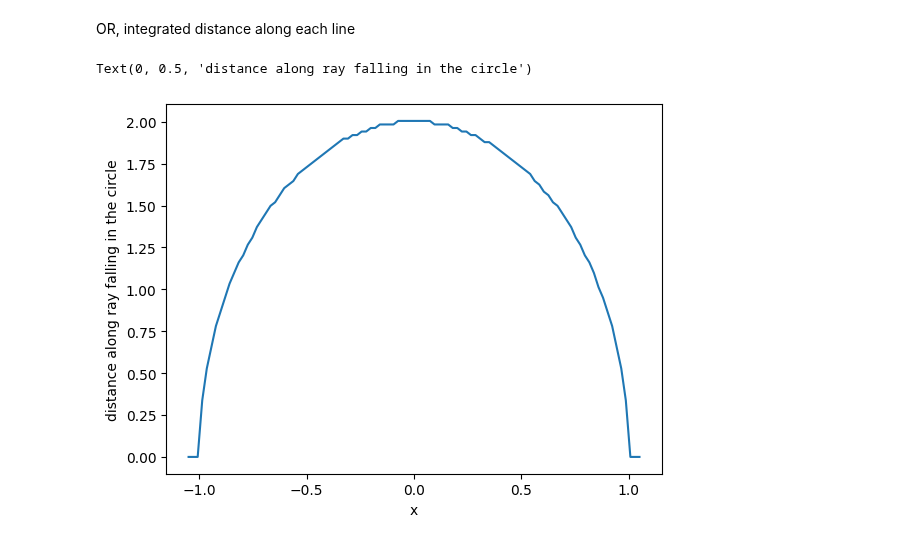
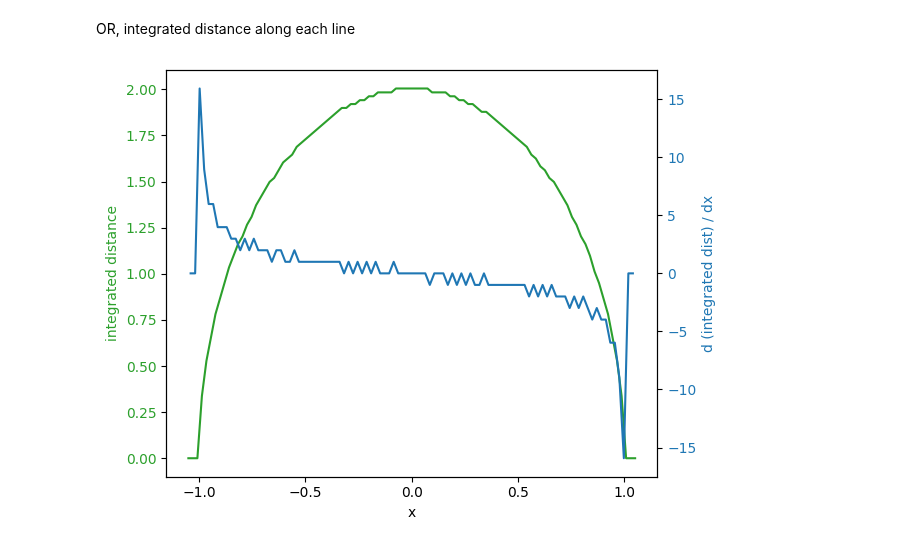
Before and after one commit to chrishavlin/yt_scratch, a Jupyter notebook: notebooks/yt_idv_nbs/spherical_vol_render_integration_issue.ipynb, the cells around one changed output. Drawn from its saved outputs; the diff is of its cells as text; code cells hidden in the pictures.

Commit message:
also plot derivative

```diff
--- a/notebooks/yt_idv_nbs/spherical_vol_render_integration_issue.ipynb
+++ b/notebooks/yt_idv_nbs/spherical_vol_render_integration_issue.ipynb
@@ -76,11 +76,30 @@ Text(0, 0.5, 'points along ray falling in the circle')
 [figure]
 # %% [markdown]
 OR, integrated distance along each line
-# %%
-dy = [lines[0][1][1] - lines[0][1][0]] # y spacing along each ray is the same
-plt.plot(xvals, n_pts_in_circle* dy)
-plt.xlabel('x')
-plt.ylabel('distance along ray falling in the circle')
-# %% [output]
-Text(0, 0.5, 'distance along ray falling in the circle')
-[figure, removed]
+# %%
+dy = [lines[0][1][1] - lines[0][1][0]] # y spacing along each ray is the same
+
+# also calculate the derivative
+value = n_pts_in_circle* dy
+dvalue_dx = (value[1:] - value[:-1])/ (xvals[1:] - xvals[:-1])
+xcenter = (xvals[1:]+xvals[:-1])/2.
+
+
+fig, ax1 = plt.subplots()
+
+color = 'tab:green'
+ax1.set_xlabel('x')
+ax1.set_ylabel('integrated distance', color=color)
+ax1.plot(xvals, value, color=color)
+ax1.tick_params(axis='y', labelcolor=color)
+
+ax2 = ax1.twinx()  # instantiate a second Axes that shares the same x-axis
+
+color = 'tab:blue'
+ax2.set_ylabel('d (integrated dist) / dx', color=color)  # we already handled the x-label with ax1
+ax2.plot(xcenter, dvalue_dx, color=color)
+ax2.tick_params(axis='y', labelcolor=color)
+
+fig.tight_layout()  # otherwise the right y-label is slightly clipped
+# %% [output]
+[figure, added]
```
